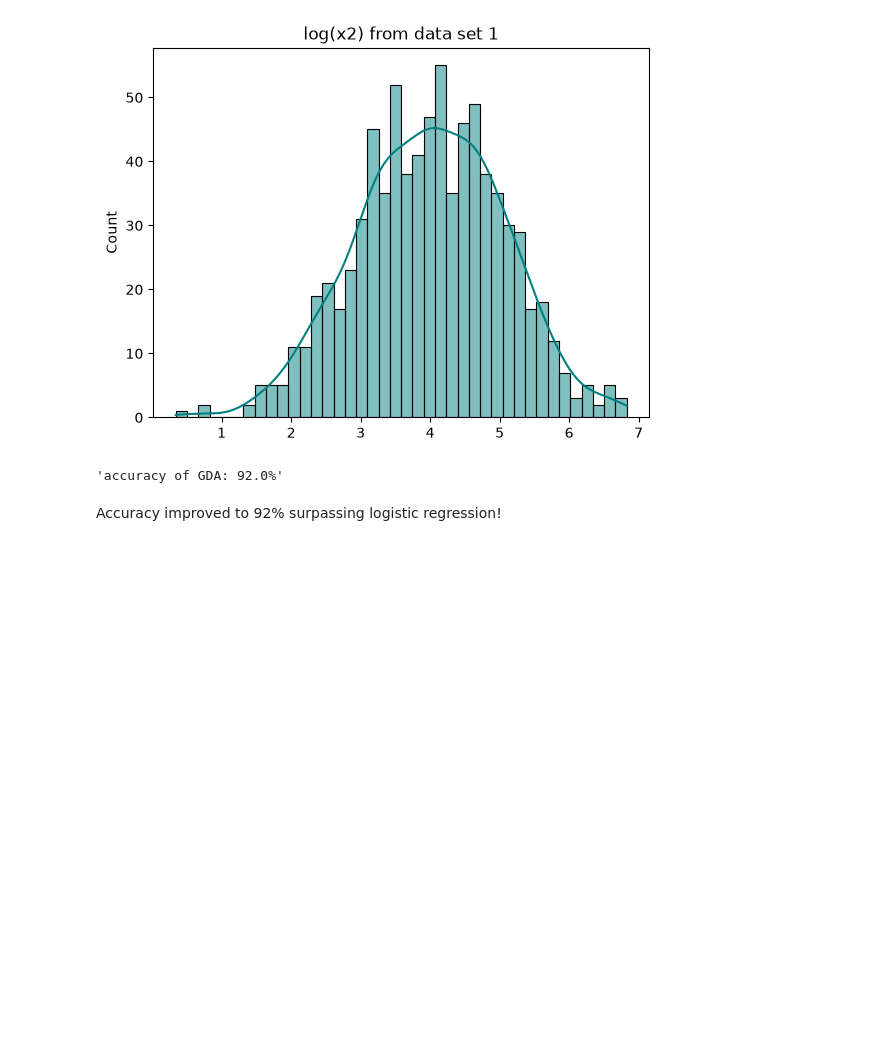
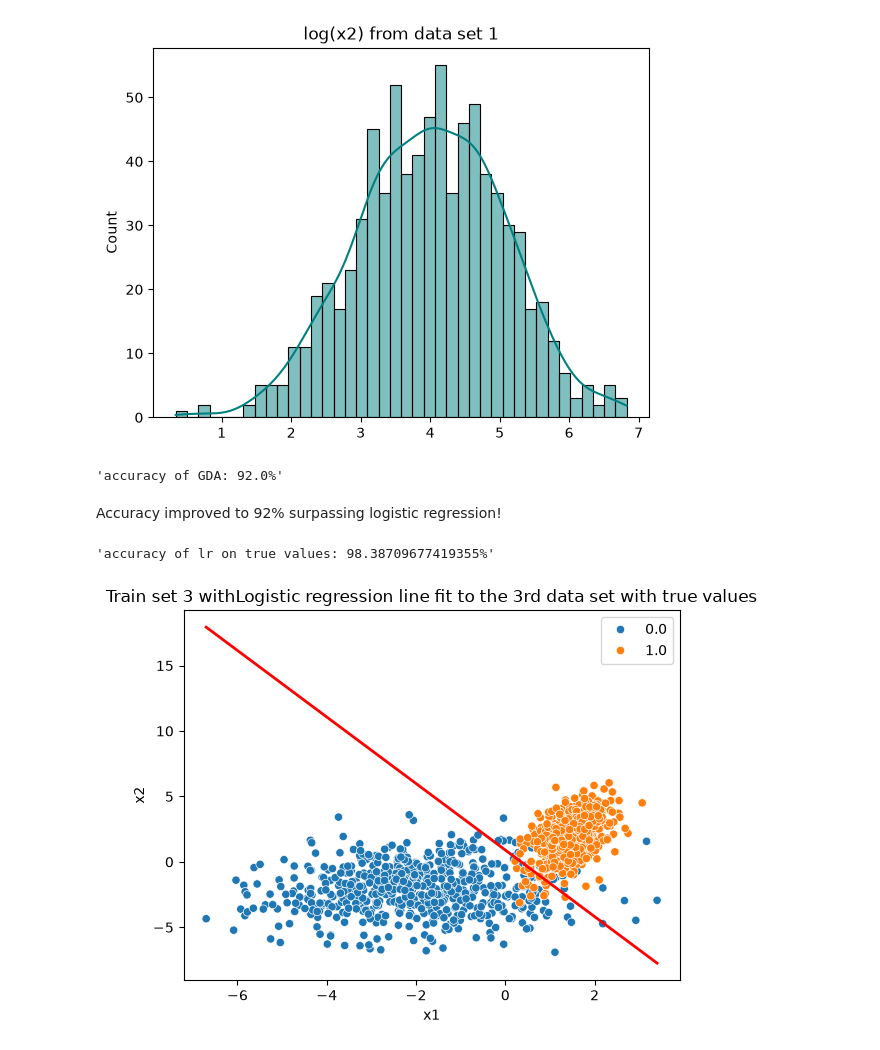
Before and after one commit to BartekWi/cs229, a Jupyter notebook: problem_set_1/ps1_1.ipynb, the cells around one changed output. Cells and saved outputs as stored; diff of their text form; code cells hidden in the pictures; blank space fills up the shorter version.

```diff
--- a/problem_set_1/ps1_1.ipynb
+++ b/problem_set_1/ps1_1.ipynb
@@ -25,12 +25,13 @@ class LogisticRegression(LinearModel):
             return 1/(1+np.e**(-z))
 
         def gradient(y,x,theta):
-            return -1/len(y)*x.T@(y-sigmoid(x@theta))
+            return -1/len(y)*x.T@(y-sigmoid(x@theta))+theta*1e-5
         def hessian(x,theta):
             m = x.shape[0]
             h=sigmoid(x@theta)
+            h = np.clip(h, 1e-15, 1 - 1e-15)
             S = np.diag(h * (1 - h))
-            return (1/m) * x.T@S@x
+            return (1/m) * x.T@S@x+1e-5 * np.eye(x.shape[1])
         theta_pr=np.array(self.theta)+1
         while np.linalg.norm(self.theta-theta_pr,ord=1)>=self.eps:
             theta_pr=np.copy(self.theta)
@@ -282,3 +261,23 @@ f"accuracy of GDA: {(gda_adj_predictions==y_val).sum()/len(y_val)*100}%"
 'accuracy of GDA: 92.0%'
 # %% [markdown]
 Accuracy improved to 92% surpassing logistic regression!
+# %%
+x_test, y_test = util.load_dataset("data/ds3_test.csv", add_intercept=True)
+_, t_test = util.load_dataset('data/ds3_test.csv', label_col='t')
+
+x_train3, y_train3= util.load_dataset("data/ds3_train.csv", add_intercept=True)
+_, t_train3 = util.load_dataset('data/ds3_train.csv', label_col='t')
+
+x_val3, y_val3 = util.load_dataset("data/ds3_valid.csv", add_intercept=True)
+_, t_val3 = util.load_dataset('data/ds3_valid.csv', label_col='t')
+# %%
+lr=LogisticRegression()
+lr.fit(x_train3,t_train3)
+lr_predictions=lr.predict(x_test)
+f"accuracy of lr on true values: {(lr_predictions==t_test).sum()/len(t_test)*100}%"
+# %% [output]
+'accuracy of lr on true values: 98.38709677419355%'
+# %%
+plot_line_with_data(x_train3,t_train3,lr.theta,"Train set 3 withLogistic regression line fit to the 3rd data set with true values")
+# %% [output]
+[figure, added]
```
Also changed, not shown: parts of 15 cells of this notebook.
